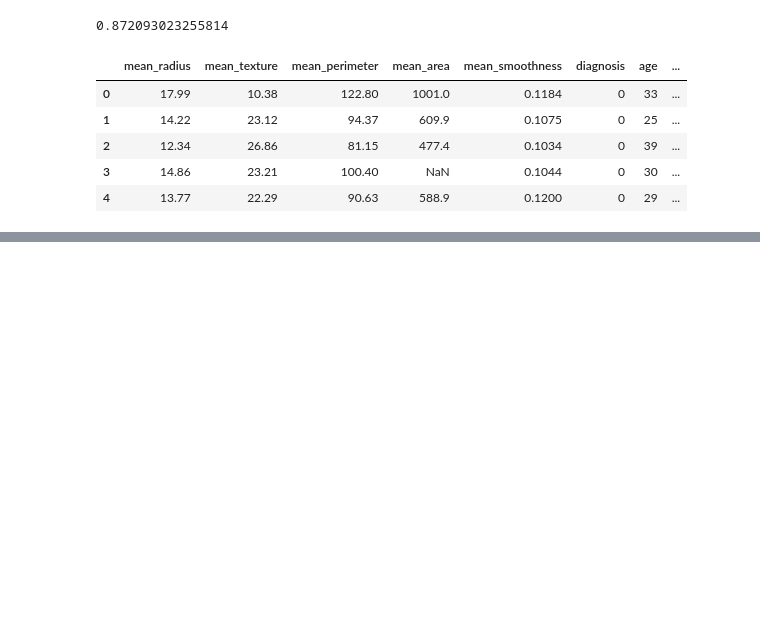
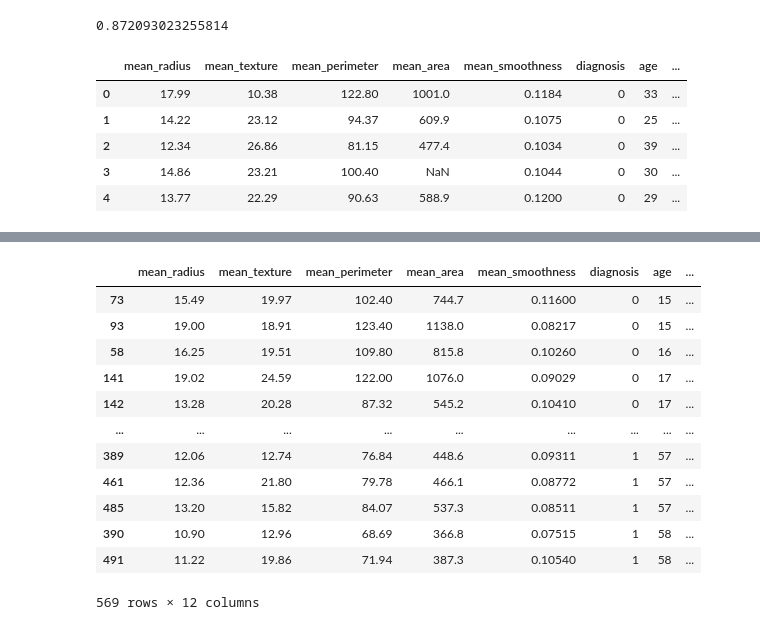
Before and after one commit to raquelcreis/CastoresIndomaveis, a Jupyter notebook: notebooks/aula003_pandas.ipynb, the cells around one changed output, grey strips where cells are left out. Drawn from its saved outputs; the diff is of its cells as text; code cells hidden in the pictures; blank space fills up the shorter version.

```diff
--- a/notebooks/aula003_pandas.ipynb
+++ b/notebooks/aula003_pandas.ipynb
@@ -610,0 +663,16 @@ df[(df.C == 'small')&(df.B == 'two')]
+# %%
+df.sort_values(by=['diagnosis','age'],ascending=True)
+# %% [output]
+|  | mean_radius | mean_texture | mean_perimeter | mean_area | mean_smoothness | diagnosis | age | ... |
+| 73 | 15.49 | 19.97 | 102.40 | 744.7 | 0.11600 | 0 | 15 | ... |
+| 93 | 19.00 | 18.91 | 123.40 | 1138.0 | 0.08217 | 0 | 15 | ... |
+| 58 | 16.25 | 19.51 | 109.80 | 815.8 | 0.10260 | 0 | 16 | ... |
+| 141 | 19.02 | 24.59 | 122.00 | 1076.0 | 0.09029 | 0 | 17 | ... |
+| 142 | 13.28 | 20.28 | 87.32 | 545.2 | 0.10410 | 0 | 17 | ... |
+| ... | ... | ... | ... | ... | ... | ... | ... | ... |
+| 389 | 12.06 | 12.74 | 76.84 | 448.6 | 0.09311 | 1 | 57 | ... |
+| 461 | 12.36 | 21.80 | 79.78 | 466.1 | 0.08772 | 1 | 57 | ... |
+| 485 | 13.20 | 15.82 | 84.07 | 537.3 | 0.08511 | 1 | 57 | ... |
+| 390 | 10.90 | 12.96 | 68.69 | 366.8 | 0.07515 | 1 | 58 | ... |
+| 491 | 11.22 | 19.86 | 71.94 | 387.3 | 0.10540 | 1 | 58 | ... |
+569 rows × 12 columns
```
Also changed, not shown: parts of 40 cells of this notebook, 22 other files.
